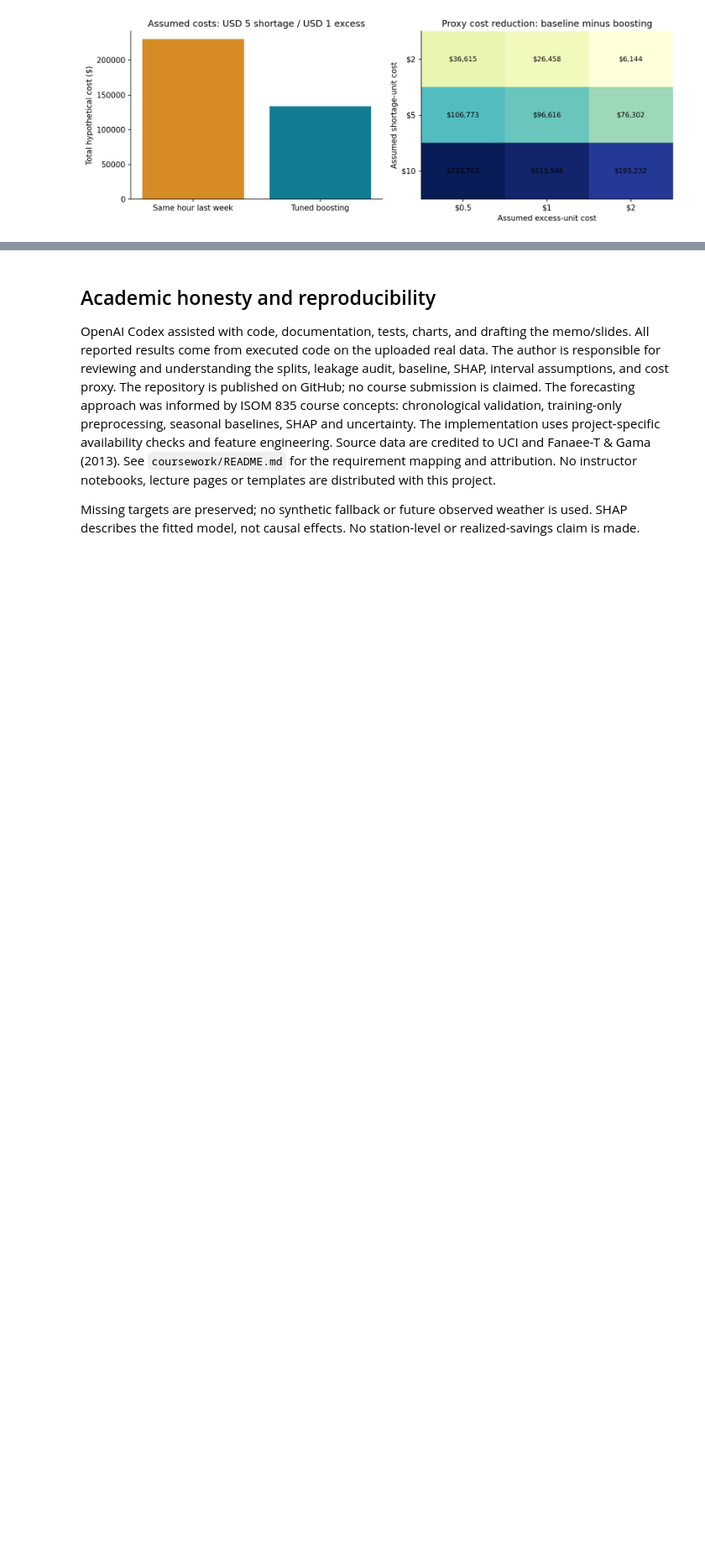
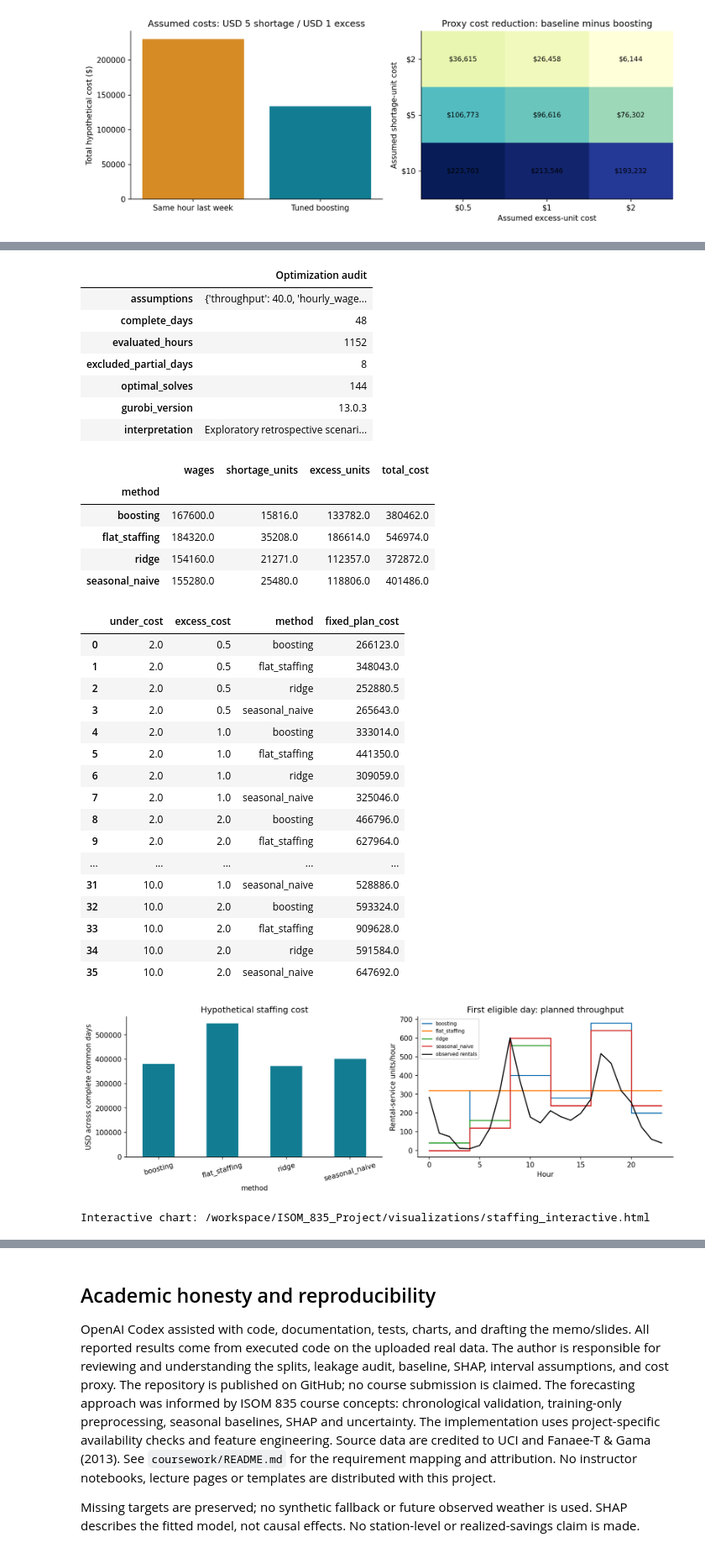
Before and after one commit to agrawalanshuman/Bike_Sharing_Predictive_Analysis, a Jupyter notebook: analysis.ipynb, the cells around one changed output, grey strips where cells are left out. Shown at 84% size. Drawn from its saved outputs; the diff is of its cells as text; code cells hidden in the pictures; blank space fills up the shorter version.

Commit message:
Add Gurobi shift planning and interactive staffing analysis

```diff
--- a/analysis.ipynb
+++ b/analysis.ipynb
@@ -422 +450,44 @@ Assumed-cost reduction versus seasonal baseline: $96,616.00 across 1302 common t
+# %%
+from bike_sharing import run_optimization
+operations = run_optimization(a['predictions'])
+display(pd.Series(operations['summary']).to_frame('Optimization audit'))
+display(operations['totals'])
+display(operations['sensitivity'])
+display(Image(filename=str(ROOT/'visualizations/staffing_optimization.png')))
+# Plotly output is a standalone interactive HTML file, including its JavaScript for offline use.
+print('Interactive chart:', ROOT/'visualizations/staffing_interactive.html')
+# %% [output]
+|  | Optimization audit |
+| assumptions | {'throughput': 40.0, 'hourly_wage... |
+| complete_days | 48 |
+| evaluated_hours | 1152 |
+| excluded_partial_days | 8 |
+| optimal_solves | 144 |
+| gurobi_version | 13.0.3 |
+| interpretation | Exploratory retrospective scenari... |
+|  | wages | shortage_units | excess_units | total_cost |
+| method |  |  |  |  |
+| boosting | 167600.0 | 15816.0 | 133782.0 | 380462.0 |
+| flat_staffing | 184320.0 | 35208.0 | 186614.0 | 546974.0 |
+| ridge | 154160.0 | 21271.0 | 112357.0 | 372872.0 |
+| seasonal_naive | 155280.0 | 25480.0 | 118806.0 | 401486.0 |
+|  | under_cost | excess_cost | method | fixed_plan_cost |
+| 0 | 2.0 | 0.5 | boosting | 266123.0 |
+| 1 | 2.0 | 0.5 | flat_staffing | 348043.0 |
+| 2 | 2.0 | 0.5 | ridge | 252880.5 |
+| 3 | 2.0 | 0.5 | seasonal_naive | 265643.0 |
+| 4 | 2.0 | 1.0 | boosting | 333014.0 |
+| 5 | 2.0 | 1.0 | flat_staffing | 441350.0 |
+| 6 | 2.0 | 1.0 | ridge | 309059.0 |
+| 7 | 2.0 | 1.0 | seasonal_naive | 325046.0 |
+| 8 | 2.0 | 2.0 | boosting | 466796.0 |
+| 9 | 2.0 | 2.0 | flat_staffing | 627964.0 |
+| ... | ... | ... | ... | ... |
+| 31 | 10.0 | 1.0 | seasonal_naive | 528886.0 |
+| 32 | 10.0 | 2.0 | boosting | 593324.0 |
+| 33 | 10.0 | 2.0 | flat_staffing | 909628.0 |
+| 34 | 10.0 | 2.0 | ridge | 591584.0 |
+| 35 | 10.0 | 2.0 | seasonal_naive | 647692.0 |
+[figure, added]
+Interactive chart: /workspace/ISOM_835_Project/visualizations/staffing_interactive.html
 # %% [markdown]
```
Also changed, not shown: parts of 3 cells of this notebook, 22 other files.
